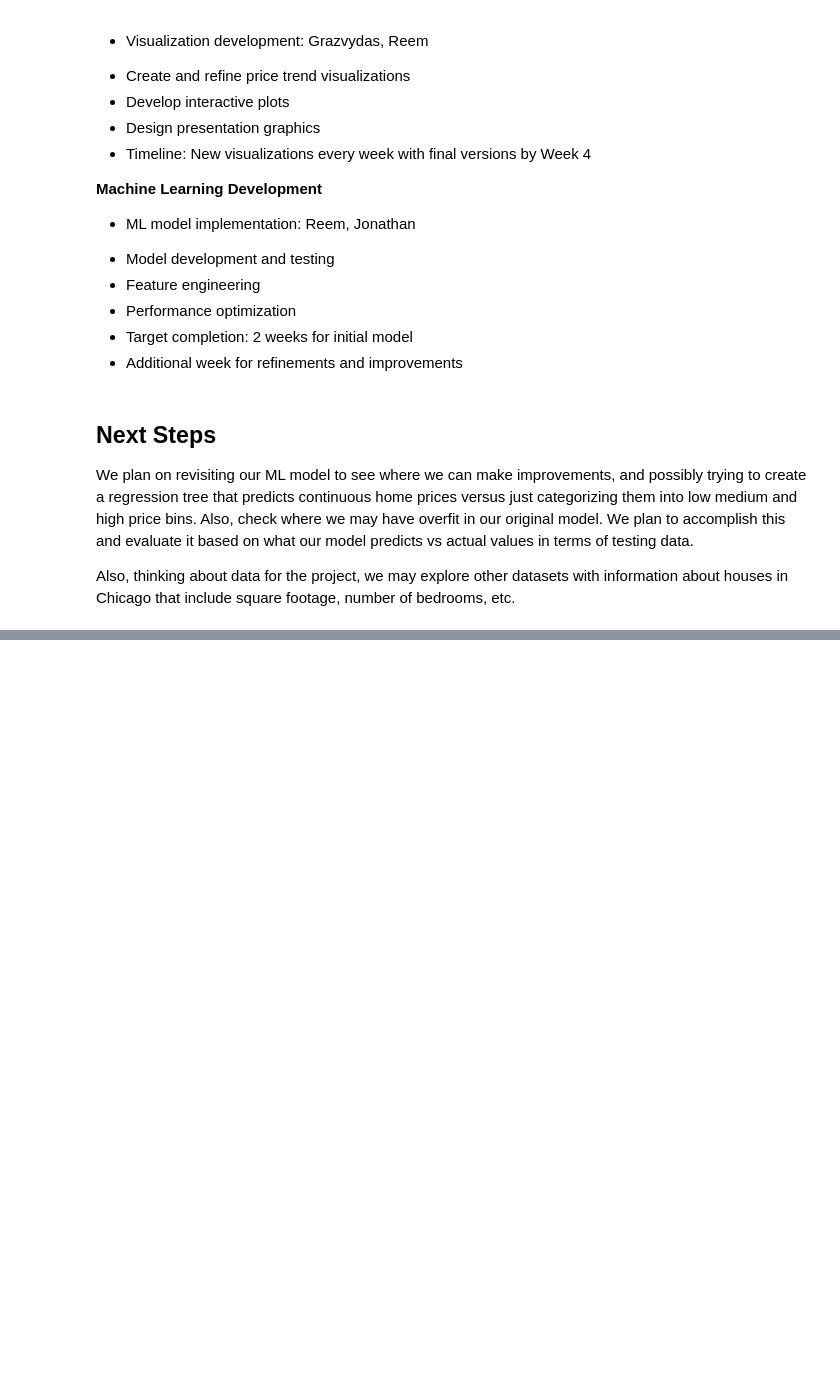
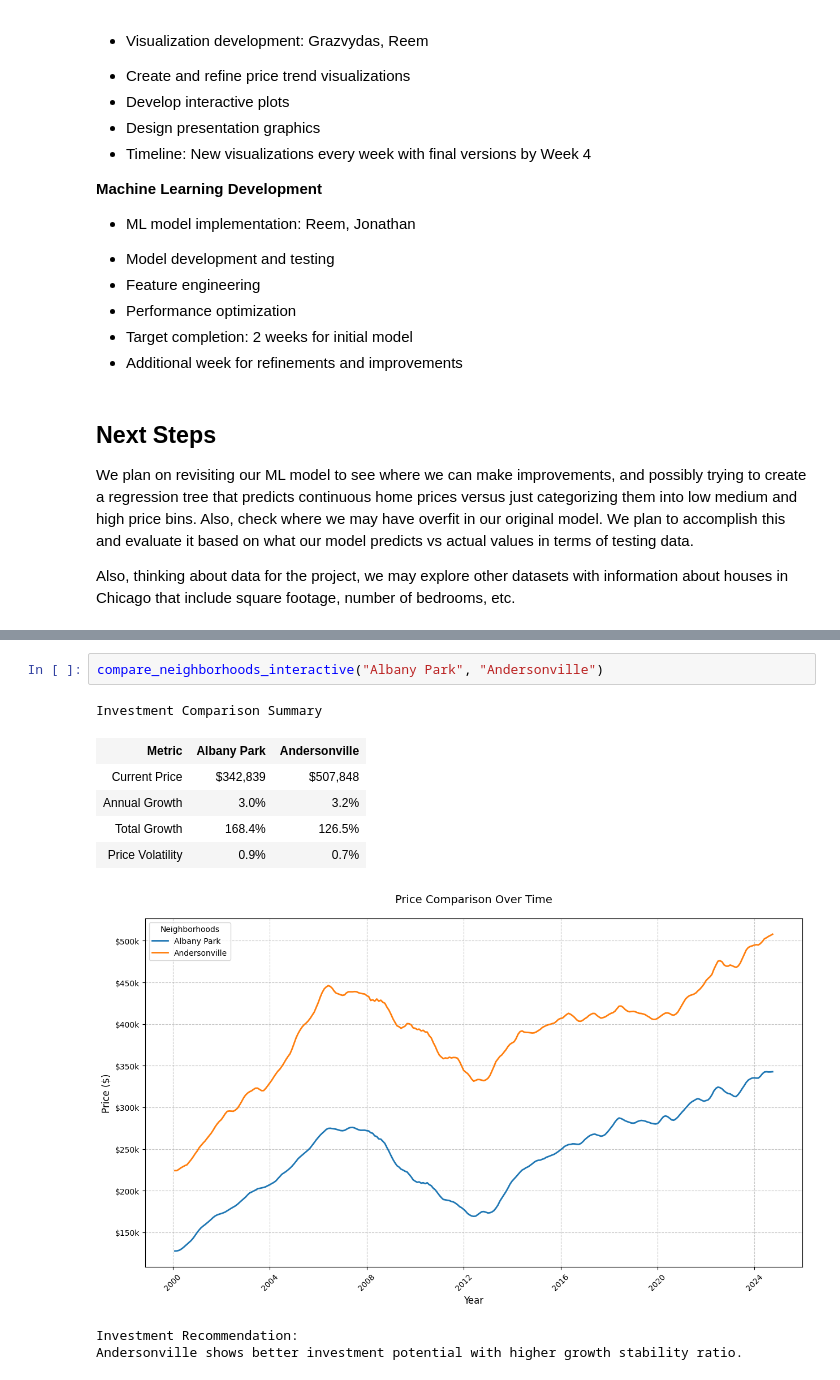
Before and after one commit to cs418-fa24/project-check-in-team-14, a Jupyter notebook: ChiHomePriceAnalyzer.ipynb, the cells around one changed output, grey strips where cells are left out. Cells and saved outputs as stored; diff of their text form; blank space fills up the shorter version.

```diff
--- a/ChiHomePriceAnalyzer.ipynb
+++ b/ChiHomePriceAnalyzer.ipynb
@@ -434,0 +563,12 @@ Also, thinking about data for the project, we may explore other datasets with in
+# %%
+compare_neighborhoods_interactive("Albany Park", "Andersonville")
+# %% [output]
+Investment Comparison Summary
+| Metric | Albany Park | Andersonville |
+| Current Price | $342,839 | $507,848 |
+| Annual Growth | 3.0% | 3.2% |
+| Total Growth | 168.4% | 126.5% |
+| Price Volatility | 0.9% | 0.7% |
+[figure, added]
+Investment Recommendation:
+Andersonville shows better investment potential with higher growth stability ratio.
```
Also changed, not shown: parts of 3 cells of this notebook.
